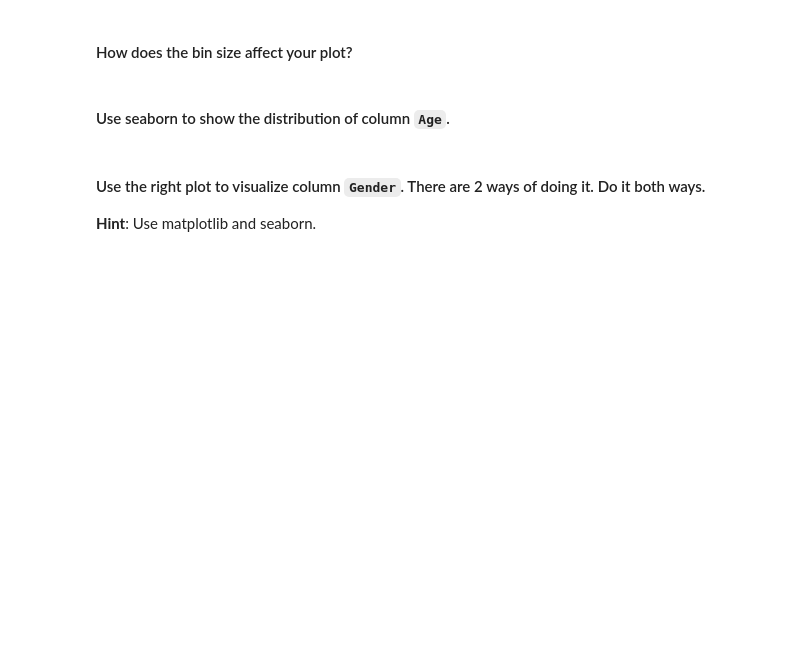
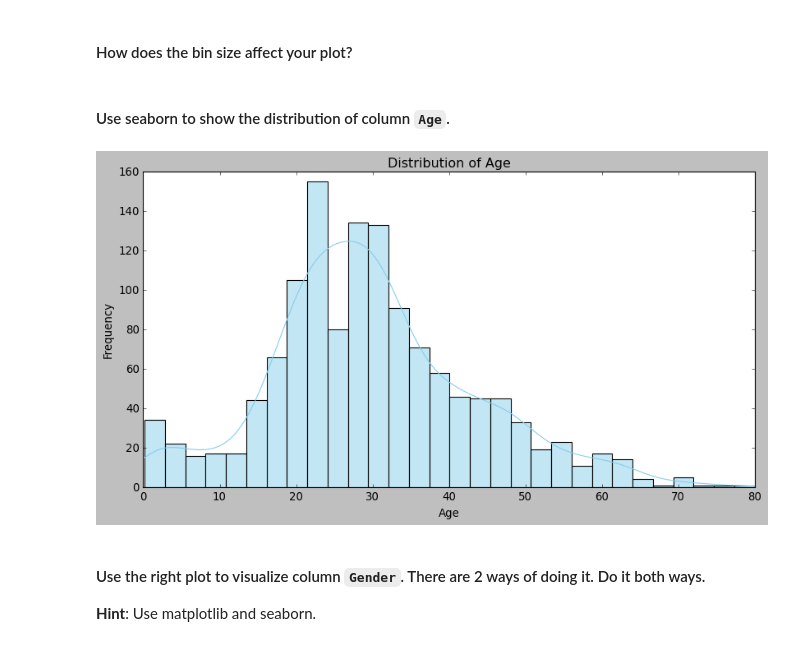
Before and after one commit to ta-data-pt-rmt/lab-matplotlib-seaborn, a Jupyter notebook: your-code/main.ipynb, the cells around one changed output. Cells and saved outputs as stored; diff of their text form; code cells hidden in the pictures; blank space fills up the shorter version.

```diff
--- a/your-code/main.ipynb
+++ b/your-code/main.ipynb
@@ -57,3 +129,16 @@ your comments here
+# %%
+# your code here
+plt.figure(figsize=(12, 6))
+
+# Plotting the distribution of 'Age'
+sns.histplot(titanic['Age'].dropna(), bins=30, kde=True, color='skyblue', edgecolor='black')
+
+plt.title('Distribution of Age')
+plt.xlabel('Age')
+plt.ylabel('Frequency')
+plt.show()
+# %% [output]
+[figure, added]
 # %% [markdown]
 #### Use the right plot to visualize column `Gender`. There are 2 ways of doing it. Do it both ways.
 **Hint**: Use matplotlib and seaborn.
```
Also changed, not shown: parts of 62 cells of this notebook.
